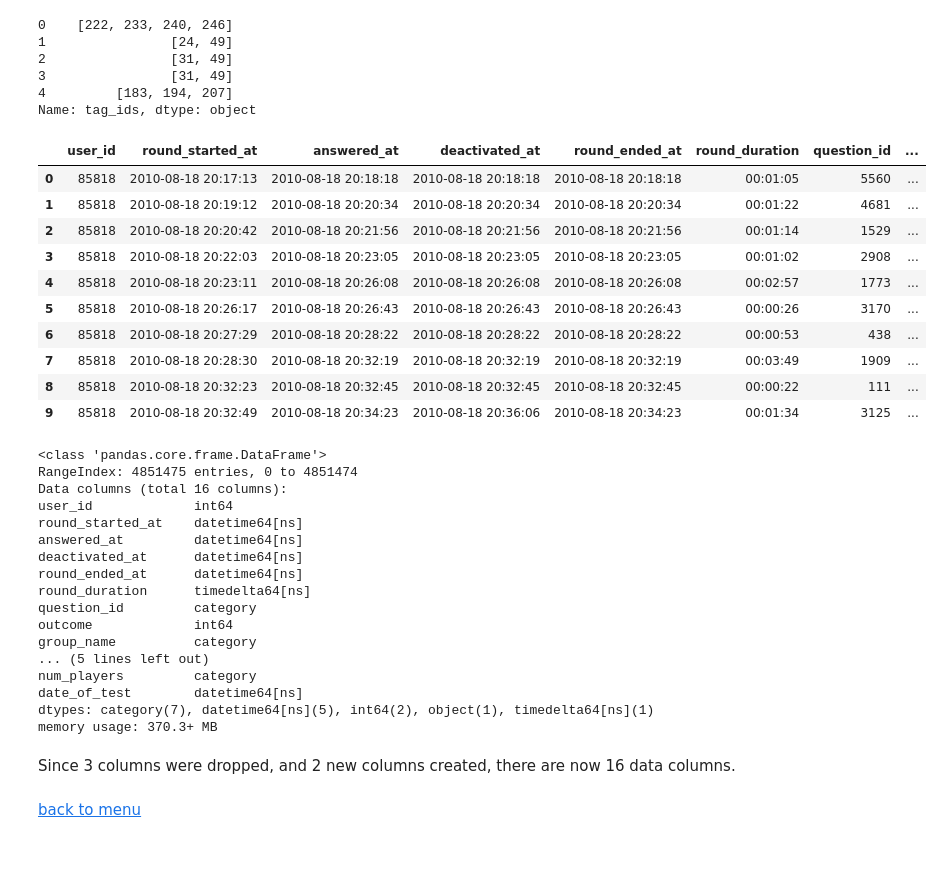
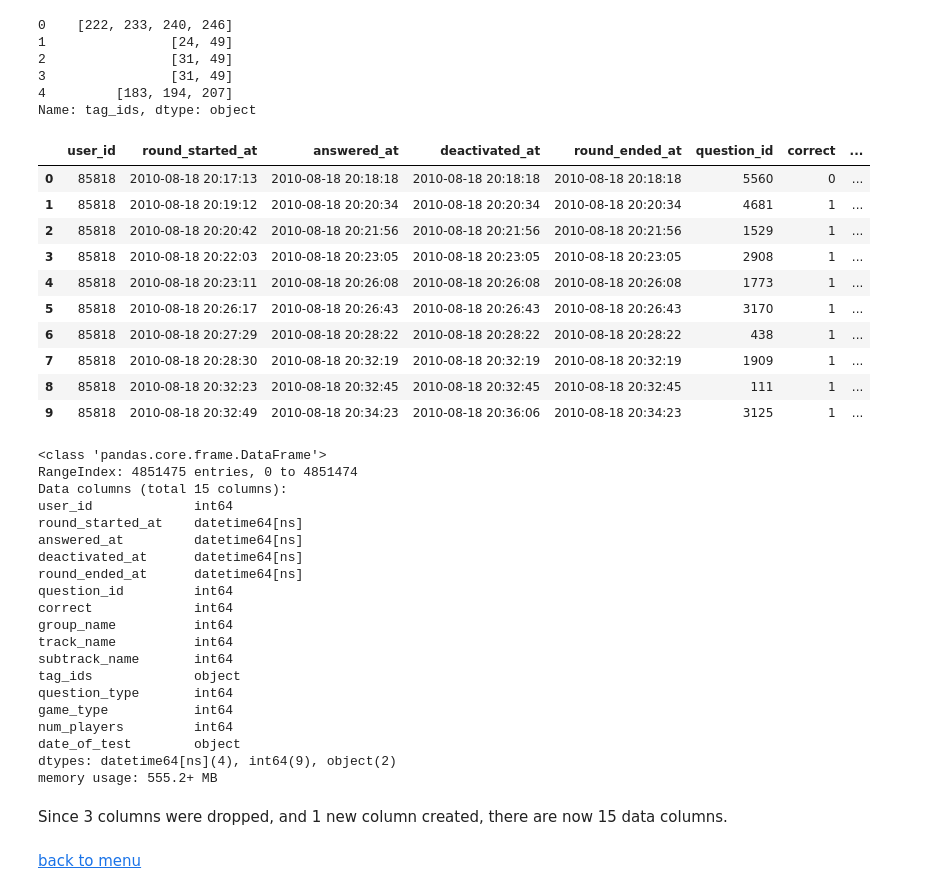
Before and after one commit to oserttas-math/predicting_assessment_mastery, a Jupyter notebook: notebooks/initial_data_exploration.ipynb, the cells around one changed output. Cells and saved outputs as stored; diff of their text form; code cells hidden in the pictures; blank space fills up the shorter version.

Commit message:
Clean up the data cleaning.

```diff
--- a/notebooks/initial_data_exploration.ipynb
+++ b/notebooks/initial_data_exploration.ipynb
@@ -168,26 +163,15 @@ Some columns, such as those not included in the test dataset, can be removed. On
 # %%
 # Create and save list of columns to convert to datetime:
-time_columns = ['round_started_at', 'answered_at', 'deactivated_at', 'date_of_test']
+time_columns = ['round_started_at', 'answered_at', 'deactivated_at']
 
 # Loop through the time_columns list:
 for column in time_columns:
     # Convert date strings to datetime objects;
     # need to ‘coerce’ errors, since there are known NULL values:
     df[column] = pd.to_datetime(df[column], errors='coerce')
-# %%
-# Create and save list of columns to convert to categorical data type:
-category_columns = ['question_id', 'group_name', 'track_name', 'subtrack_name', 'question_type', 'game_type', 'num_players']
-
-# Loop through the category_columns list:
-for column in category_columns:
-    # Convert column to category type:
-    df[column] = df[column].astype('category')
 # %%
 # Drop selected columns and save results:
 df = df.drop(['outcome', 'answer_id', 'question_set_id'], axis='columns')
-
-# Change the name of 'correct' column to 'outcome':
-df = df.rename(columns = {'correct':'outcome'})
 # %%
 # Fill round_ended_at with answered_at value unless NULL, if so fill with deactivated_at:
 df['round_ended_at'] = df['answered_at'].fillna(df['deactivated_at'])
@@ -234,46 +205,49 @@ df.tag_ids.head()
 Name: tag_ids, dtype: object
 # %%
 # Reorder the columns and save:
-column_labels = ['user_id', 'round_started_at', 'answered_at', 'deactivated_at', 'round_ended_at', 'round_duration', 'question_id', 'outcome', 'group_name', 'track_name', 'subtrack_name', 'tag_ids', 'question_type', 'game_type', 'num_players', 'date_of_test']
+column_labels = ['user_id', 'round_started_at', 'answered_at', 'deactivated_at', 'round_ended_at', 'question_id', 'correct', 'group_name', 'track_name', 'subtrack_name', 'tag_ids', 'question_type', 'game_type', 'num_players', 'date_of_test']
 df = df[column_labels]
 
 # Reinspect the structure to confirm:
 df.head(10)
 # %% [output]
-|  | user_id | round_started_at | answered_at | deactivated_at | round_ended_at | round_duration | question_id | ... |
-| 0 | 85818 | 2010-08-18 20:17:13 | 2010-08-18 20:18:18 | 2010-08-18 20:18:18 | 2010-08-18 20:18:18 | 00:01:05 | 5560 | ... |
-| 1 | 85818 | 2010-08-18 20:19:12 | 2010-08-18 20:20:34 | 2010-08-18 20:20:34 | 2010-08-18 20:20:34 | 00:01:22 | 4681 | ... |
-| 2 | 85818 | 2010-08-18 20:20:42 | 2010-08-18 20:21:56 | 2010-08-18 20:21:56 | 2010-08-18 20:21:56 | 00:01:14 | 1529 | ... |
-| 3 | 85818 | 2010-08-18 20:22:03 | 2010-08-18 20:23:05 | 2010-08-18 20:23:05 | 2010-08-18 20:23:05 | 00:01:02 | 2908 | ... |
-| 4 | 85818 | 2010-08-18 20:23:11 | 2010-08-18 20:26:08 | 2010-08-18 20:26:08 | 2010-08-18 20:26:08 | 00:02:57 | 1773 | ... |
-| 5 | 85818 | 2010-08-18 20:26:17 | 2010-08-18 20:26:43 | 2010-08-18 20:26:43 | 2010-08-18 20:26:43 | 00:00:26 | 3170 | ... |
-| 6 | 85818 | 2010-08-18 20:27:29 | 2010-08-18 20:28:22 | 2010-08-18 20:28:22 | 2010-08-18 20:28:22 | 00:00:53 | 438 | ... |
-| 7 | 85818 | 2010-08-18 20:28:30 | 2010-08-18 20:32:19 | 2010-08-18 20:32:19 | 2010-08-18 20:32:19 | 00:03:49 | 1909 | ... |
-| 8 | 85818 | 2010-08-18 20:32:23 | 2010-08-18 20:32:45 | 2010-08-18 20:32:45 | 2010-08-18 20:32:45 | 00:00:22 | 111 | ... |
-| 9 | 85818 | 2010-08-18 20:32:49 | 2010-08-18 20:34:23 | 2010-08-18 20:36:06 | 2010-08-18 20:34:23 | 00:01:34 | 3125 | ... |
+|  | user_id | round_started_at | answered_at | deactivated_at | round_ended_at | question_id | correct | ... |
+| 0 | 85818 | 2010-08-18 20:17:13 | 2010-08-18 20:18:18 | 2010-08-18 20:18:18 | 2010-08-18 20:18:18 | 5560 | 0 | ... |
+| 1 | 85818 | 2010-08-18 20:19:12 | 2010-08-18 20:20:34 | 2010-08-18 20:20:34 | 2010-08-18 20:20:34 | 4681 | 1 | ... |
+| 2 | 85818 | 2010-08-18 20:20:42 | 2010-08-18 20:21:56 | 2010-08-18 20:21:56 | 2010-08-18 20:21:56 | 1529 | 1 | ... |
+| 3 | 85818 | 2010-08-18 20:22:03 | 2010-08-18 20:23:05 | 2010-08-18 20:23:05 | 2010-08-18 20:23:05 | 2908 | 1 | ... |
+| 4 | 85818 | 2010-08-18 20:23:11 | 2010-08-18 20:26:08 | 2010-08-18 20:26:08 | 2010-08-18 20:26:08 | 1773 | 1 | ... |
+| 5 | 85818 | 2010-08-18 20:26:17 | 2010-08-18 20:26:43 | 2010-08-18 20:26:43 | 2010-08-18 20:26:43 | 3170 | 1 | ... |
+| 6 | 85818 | 2010-08-18 20:27:29 | 2010-08-18 20:28:22 | 2010-08-18 20:28:22 | 2010-08-18 20:28:22 | 438 | 1 | ... |
+| 7 | 85818 | 2010-08-18 20:28:30 | 2010-08-18 20:32:19 | 2010-08-18 20:32:19 | 2010-08-18 20:32:19 | 1909 | 1 | ... |
+| 8 | 85818 | 2010-08-18 20:32:23 | 2010-08-18 20:32:45 | 2010-08-18 20:32:45 | 2010-08-18 20:32:45 | 111 | 1 | ... |
+| 9 | 85818 | 2010-08-18 20:32:49 | 2010-08-18 20:34:23 | 2010-08-18 20:36:06 | 2010-08-18 20:34:23 | 3125 | 1 | ... |
 # %%
 # Inspect the restructured state of the dataframe:
 df.info()
 # %% [output]
 <class 'pandas.core.frame.DataFrame'>
 RangeIndex: 4851475 entries, 0 to 4851474
-Data columns (total 16 columns):
+Data columns (total 15 columns):
 user_id             int64
 round_started_at    datetime64[ns]
 answered_at         datetime64[ns]
 deactivated_at      datetime64[ns]
 round_ended_at      datetime64[ns]
-round_duration      timedelta64[ns]
-question_id         category
-outcome             int64
-group_name          category
-... (5 lines left out)
-num_players         category
-date_of_test        datetime64[ns]
-dtypes: category(7), datetime64[ns](5), int64(2), object(1), timedelta64[ns](1)
-memory usage: 370.3+ MB
+question_id         int64
+correct             int64
+group_name          int64
+track_name          int64
+subtrack_name       int64
+tag_ids             object
+question_type       int64
+game_type           int64
+num_players         int64
+date_of_test        object
+dtypes: datetime64[ns](4), int64(9), object(2)
+memory usage: 555.2+ MB
 # %% [markdown]
-Since 3 columns were dropped, and 2 new columns created, there are now 16 data columns.
+Since 3 columns were dropped, and 1 new column created, there are now 15 data columns.
 # %% [markdown]
 <a href='#top' id='null'>back to menu</a>
 # %% [markdown]
```
Also changed, not shown: parts of 190 cells of this notebook, 7 other files.
